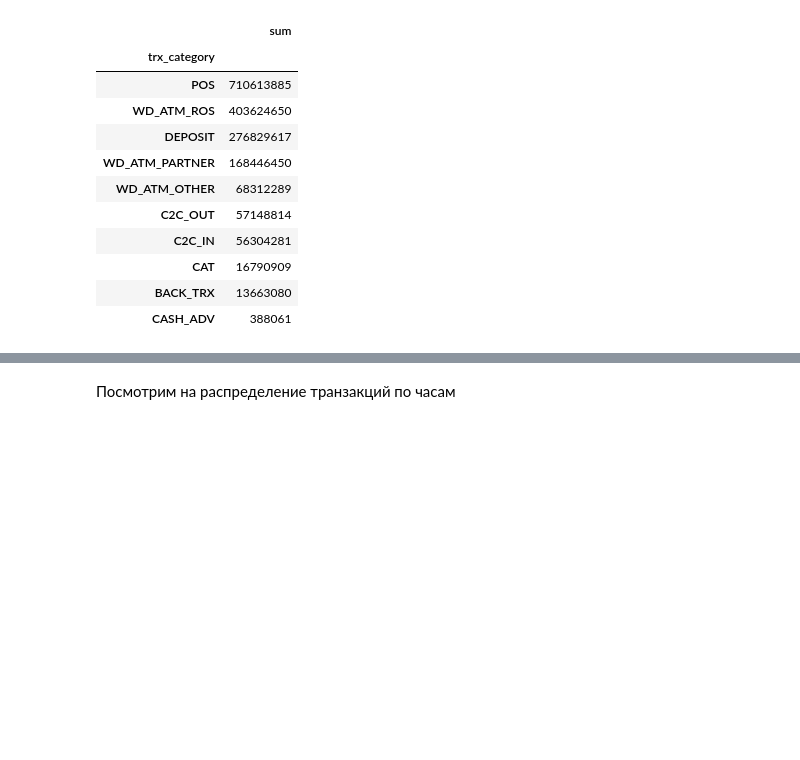
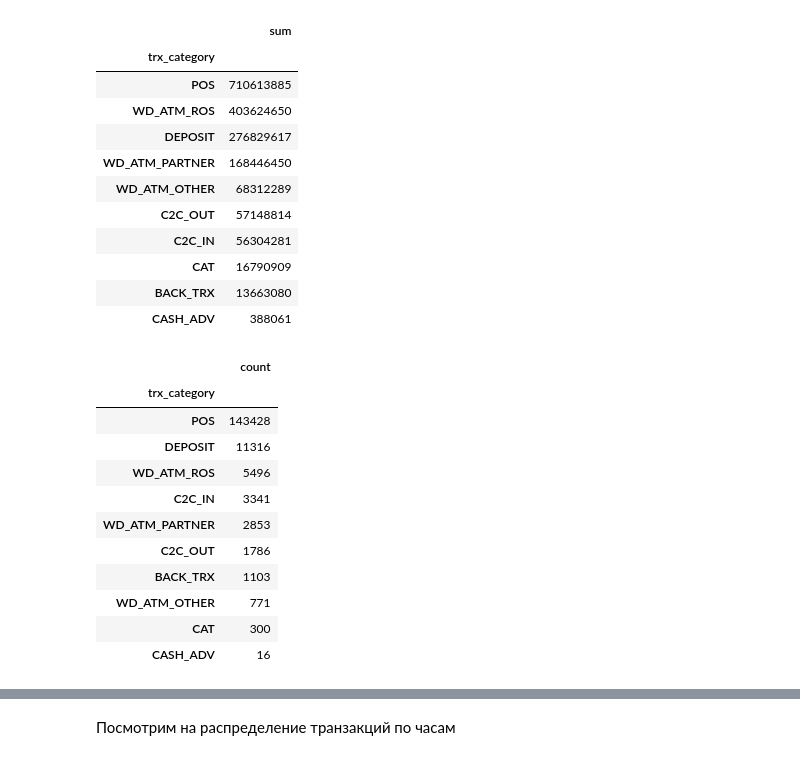
Before and after one commit to viktoriasin/n_homework, a Jupyter notebook: eda_and_fe/2/FE 2/Practice_2_2 & HW.ipynb, the cells around one changed output, grey strips where cells are left out. Drawn from its saved outputs; the diff is of its cells as text; code cells hidden in the pictures; blank space fills up the shorter version.

```diff
--- a/eda_and_fe/2/FE 2/Practice_2_2 & HW.ipynb
+++ b/eda_and_fe/2/FE 2/Practice_2_2 & HW.ipynb
@@ -223 +227,5 @@ mcc_data_left.merge(mcc,left_on = 'MCC',right_on='code',how='inner').head(25)
+# %%
+raw_df['day_of_transaction'] = raw_df['TRDATETIME'].apply(
+        lambda x: (datetime.datetime.strptime(x, '%d%b%y:%H:%M:%S')).strftime('%a')
+    )
 # %%
@@ -310,3 +318,20 @@ cat_data_1.sort_values(by='sum',ascending=False).head(10)
 | CAT | 16790909 |
 | BACK_TRX | 13663080 |
 | CASH_ADV | 388061 |
+# %%
+cat_data_cnt_0 = raw_df[raw_df['target_flag'] == 0][['trx_category','amount']].groupby(['trx_category'])['amount'].agg(['count']).astype('int')
+# %%
+cat_data_cnt_0.sort_values(by='count',ascending=False).head(10)
+# %% [output]
+|  | count |
+| trx_category |  |
+| POS | 143428 |
+| DEPOSIT | 11316 |
+| WD_ATM_ROS | 5496 |
+| C2C_IN | 3341 |
+| WD_ATM_PARTNER | 2853 |
+| C2C_OUT | 1786 |
+| BACK_TRX | 1103 |
+| WD_ATM_OTHER | 771 |
+| CAT | 300 |
+| CASH_ADV | 16 |
```
Also changed, not shown: parts of 27 cells of this notebook, 22 other files.
